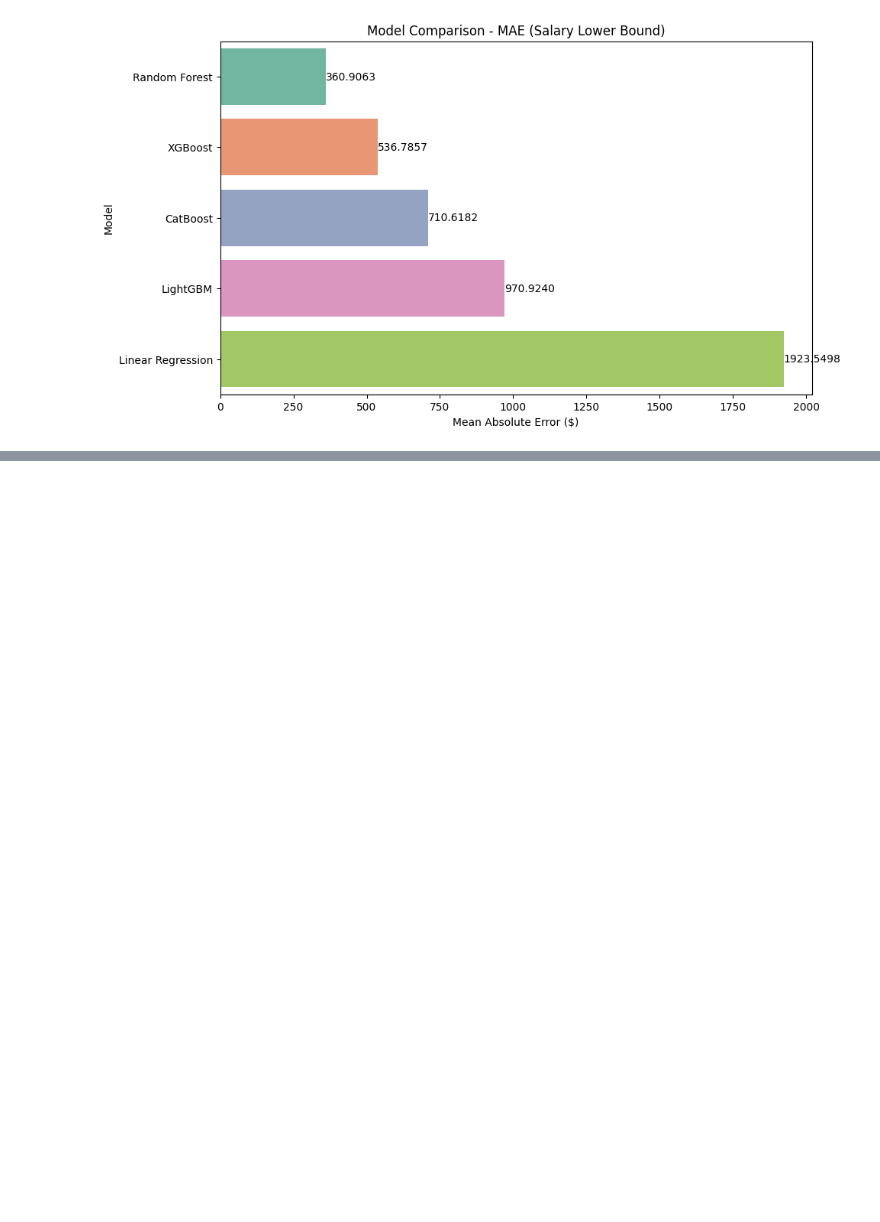
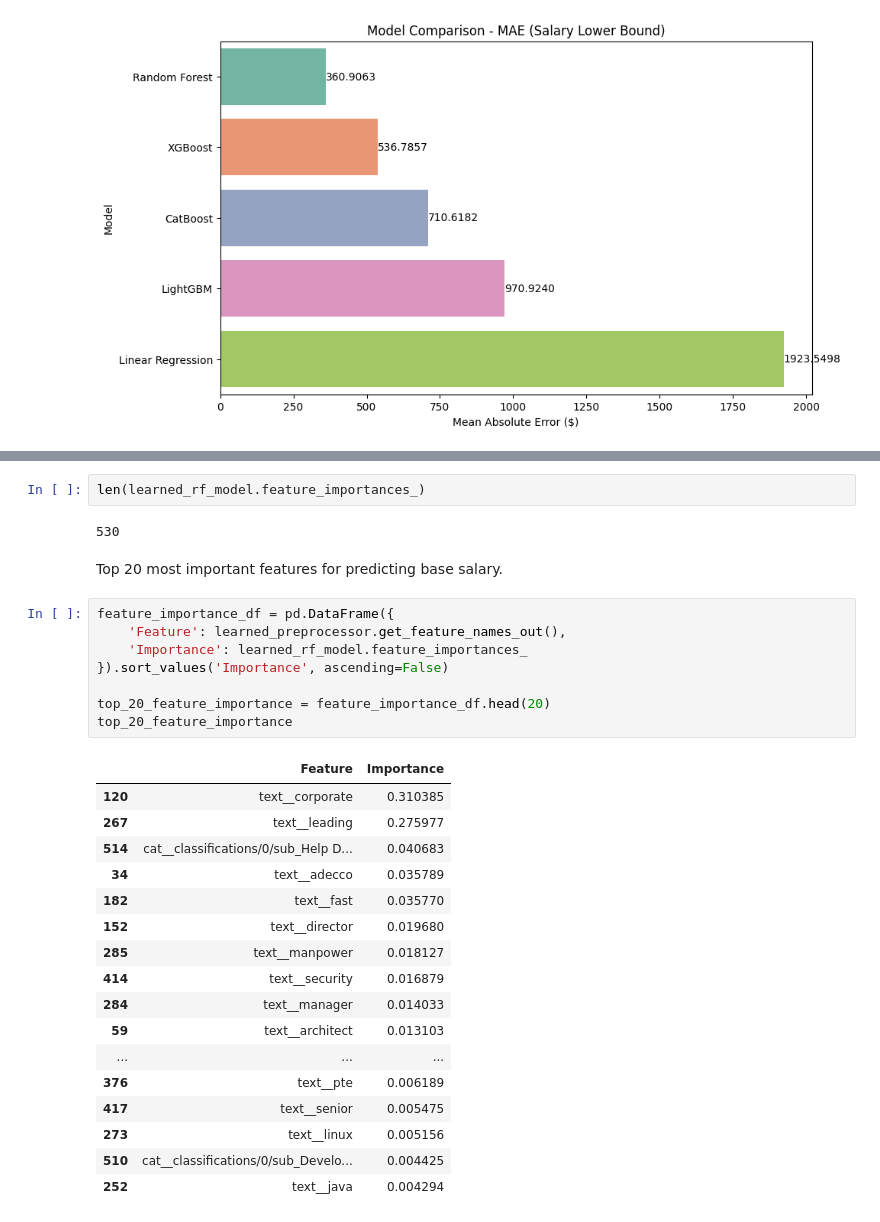
Before and after one commit to dodyharianto/singapore-tech-jobs-salary-predictor, a Jupyter notebook: notebooks/modeling.ipynb, the cells around one changed output, grey strips where cells are left out. Saved outputs shown, nothing was run; the diff lists cells and outputs as text; blank space fills up the shorter version.

```diff
--- a/notebooks/modeling.ipynb
+++ b/notebooks/modeling.ipynb
@@ -367,0 +454,32 @@ joblib.dump(rf, '../models/rf_tf_idf.pkl')
+# %%
+len(learned_rf_model.feature_importances_)
+# %% [output]
+530
+# %% [markdown]
+Top 20 most important features for predicting base salary.
+# %%
+feature_importance_df = pd.DataFrame({
+    'Feature': learned_preprocessor.get_feature_names_out(),
+    'Importance': learned_rf_model.feature_importances_
+}).sort_values('Importance', ascending=False)
+
+top_20_feature_importance = feature_importance_df.head(20)
+top_20_feature_importance
+# %% [output]
+|  | Feature | Importance |
+| 120 | text__corporate | 0.310385 |
+| 267 | text__leading | 0.275977 |
+| 514 | cat__classifications/0/sub_Help D... | 0.040683 |
+| 34 | text__adecco | 0.035789 |
+| 182 | text__fast | 0.035770 |
+| 152 | text__director | 0.019680 |
+| 285 | text__manpower | 0.018127 |
+| 414 | text__security | 0.016879 |
+| 284 | text__manager | 0.014033 |
+| 59 | text__architect | 0.013103 |
+| ... | ... | ... |
+| 376 | text__pte | 0.006189 |
+| 417 | text__senior | 0.005475 |
+| 273 | text__linux | 0.005156 |
+| 510 | cat__classifications/0/sub_Develo... | 0.004425 |
+| 252 | text__java | 0.004294 |
```
Also changed, not shown: parts of 15 cells of this notebook.
